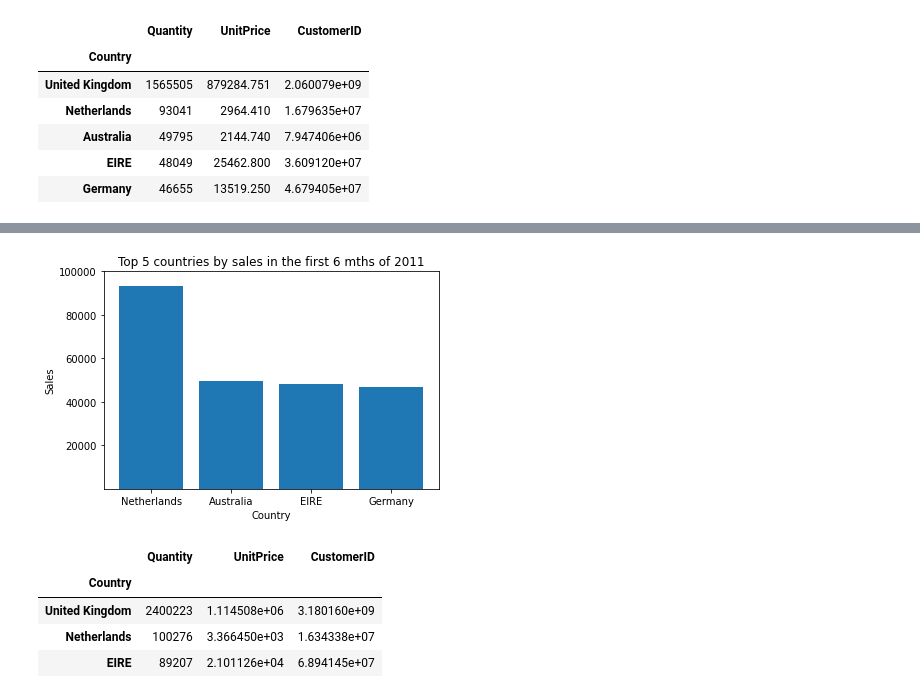
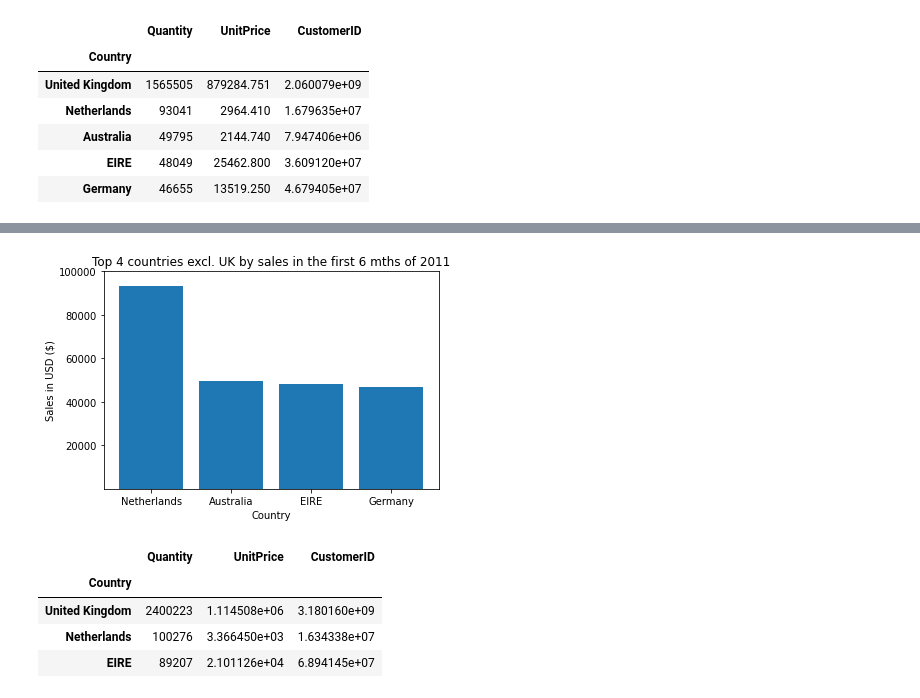
Before and after one commit to georgiev-ventsi/ecommerce-data-analysis, a Jupyter notebook: E-commerce_analysis.ipynb, the cells around one changed output, grey strips where cells are left out. Cells and saved outputs as stored; diff of their text form; code cells hidden in the pictures.

```diff
--- a/E-commerce_analysis.ipynb
+++ b/E-commerce_analysis.ipynb
@@ -345,19 +347,19 @@ plt.show()
-# %%
-# since hives has significantly more sales than other countries let's remove it to have a better view of them
-# Plot the top 5 countries by sales in the second 6 mths of 2011 without UK
-
-top_4_country_h1_excl_uk = top_5_country_h1.iloc[1: , :]
-
-plt.bar(list(top_4_country_h1_excl_uk.index), top_4_country_h1_excl_uk['Quantity'])
-plt.xticks(list(top_4_country_h1_excl_uk.index))
-plt.xlabel('Country')
-plt.ylabel('Sales')
-plt.title('Top 5 countries by sales in the first 6 mths of 2011')
-plt.yticks([20000, 40000, 60000, 80000, 100000])
-
-plt.show()
-# %% [output]
-[figure, removed]
+# %%
+# since hives has significantly more sales than other countries let's remove it to have a better view of them
+# Plot the top 5 countries by sales in the second 6 mths of 2011 without UK
+
+top_4_country_h1_excl_uk = top_5_country_h1.iloc[1: , :]
+
+plt.bar(list(top_4_country_h1_excl_uk.index), top_4_country_h1_excl_uk['Quantity'])
+plt.xticks(list(top_4_country_h1_excl_uk.index))
+plt.xlabel('Country')
+plt.ylabel('Sales in USD ($)')
+plt.title('Top 4 countries excl. UK by sales in the first 6 mths of 2011')
+plt.yticks([20000, 40000, 60000, 80000, 100000])
+
+plt.show()
+# %% [output]
+[figure, added]
 # %%
 top_3_country_h2 = top_country(h2_2011,3)
 top_3_country_h2
```
Also changed, not shown: parts of 66 cells of this notebook.
